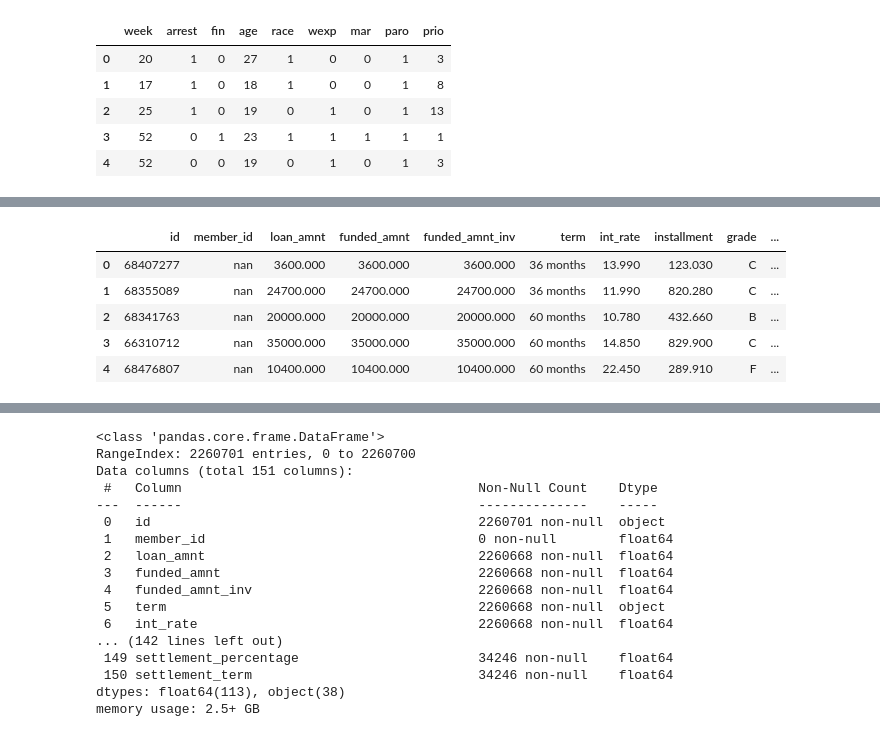
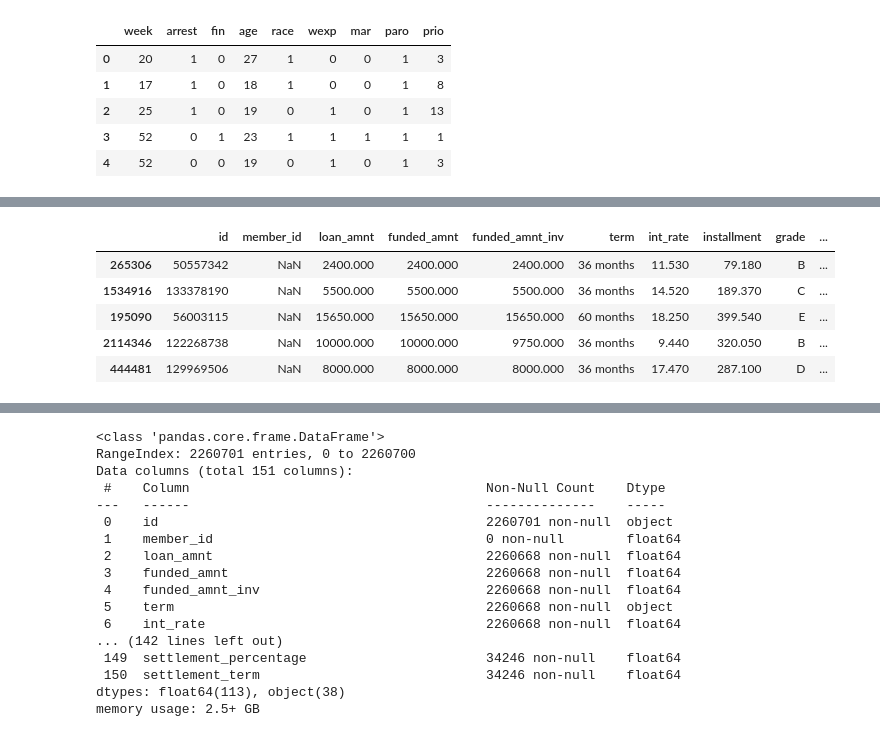
Before and after one commit to nkang917/Credit-Loss-Forecasting, a Jupyter notebook: Lending_Club_Credit_Loss_Forecasting.ipynb, the cells around one changed output, grey strips where cells are left out. Cells and saved outputs as stored; diff of their text form; code cells hidden in the pictures.

```diff
--- a/Lending_Club_Credit_Loss_Forecasting.ipynb
+++ b/Lending_Club_Credit_Loss_Forecasting.ipynb
@@ -108,12 +109,12 @@ cph.print_summary()
 | Partial AIC | 1331.50 |
 | log-likelihood ratio test | 33.27 on 7 df |
 | -log2(p) of ll-ratio test | 15.37 |
-# %%
-df.head()
-# %% [output]
-|  | id | member_id | loan_amnt | funded_amnt | funded_amnt_inv | term | int_rate | installment | grade | ... |
-| 0 | 68407277 | nan | 3600.000 | 3600.000 | 3600.000 | 36 months | 13.990 | 123.030 | C | ... |
-| 1 | 68355089 | nan | 24700.000 | 24700.000 | 24700.000 | 36 months | 11.990 | 820.280 | C | ... |
-| 2 | 68341763 | nan | 20000.000 | 20000.000 | 20000.000 | 60 months | 10.780 | 432.660 | B | ... |
-| 3 | 66310712 | nan | 35000.000 | 35000.000 | 35000.000 | 60 months | 14.850 | 829.900 | C | ... |
-| 4 | 68476807 | nan | 10400.000 | 10400.000 | 10400.000 | 60 months | 22.450 | 289.910 | F | ... |
+# %%
+df.loc[df['total_rec_late_fee'] != 0].sample(5)
+# %% [output]
+|  | id | member_id | loan_amnt | funded_amnt | funded_amnt_inv | term | int_rate | installment | grade | ... |
+| 265306 | 50557342 | NaN | 2400.000 | 2400.000 | 2400.000 | 36 months | 11.530 | 79.180 | B | ... |
+| 1534916 | 133378190 | NaN | 5500.000 | 5500.000 | 5500.000 | 36 months | 14.520 | 189.370 | C | ... |
+| 195090 | 56003115 | NaN | 15650.000 | 15650.000 | 15650.000 | 60 months | 18.250 | 399.540 | E | ... |
+| 2114346 | 122268738 | NaN | 10000.000 | 10000.000 | 9750.000 | 36 months | 9.440 | 320.050 | B | ... |
+| 444481 | 129969506 | NaN | 8000.000 | 8000.000 | 8000.000 | 36 months | 17.470 | 287.100 | D | ... |
```
Also changed, not shown: parts of 89 cells of this notebook.
